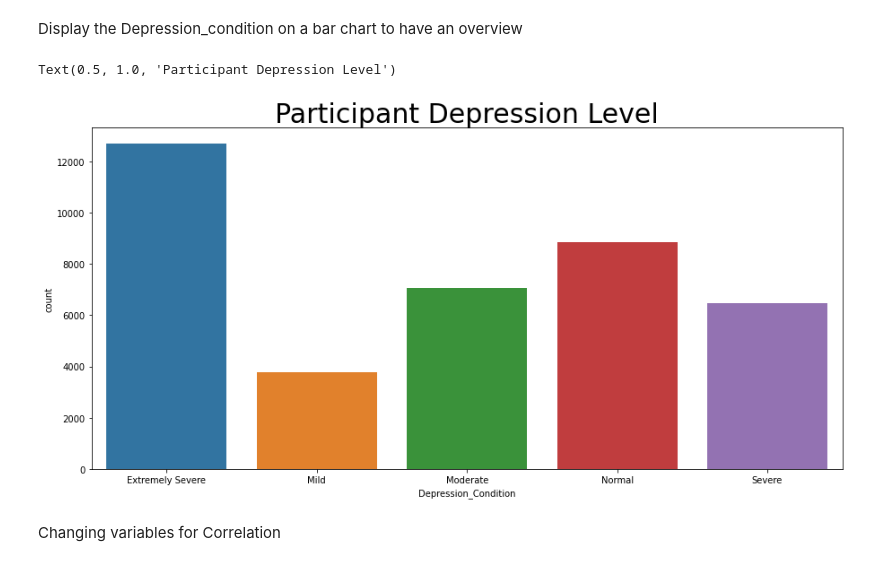
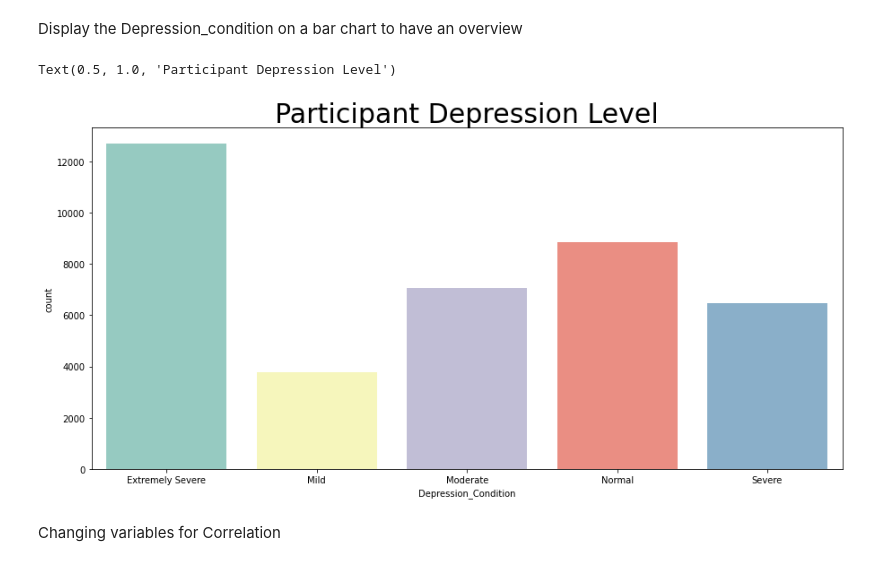
Before and after one commit to weihan444/ML-Hackathon, a Jupyter notebook: ML_Hackathon.ipynb, the cells around one changed output. Cells and saved outputs as stored; diff of their text form; code cells hidden in the pictures.

Commit message:
Fixed data problems and change color palette for heatmap and bar chart

```diff
--- a/ML_Hackathon.ipynb
+++ b/ML_Hackathon.ipynb
@@ -402,9 +402,9 @@ def condition(x):
     if x<=10:
         return 'Under 10 Children'
     if  10<=x<=16:
-        return ' Primary Children'
+        return 'Primary Children'
     if 17<=x<=21:
-        return 'teenager'
+        return 'Teenager'
     if 21<=x<=35:
         return 'Adults'
     if 36<=x<=48:
@@ -513,11 +513,11 @@ Depression_set.head()
 Display the Depression_condition on a bar chart to have an overview
 # %%
 plt.figure(figsize=(15,7))
-sns.countplot(Depression_set.sort_values('Depression_Condition').Depression_Condition)
+sns.countplot(Depression_set.sort_values('Depression_Condition').Depression_Condition, palette='Set3')
 plt.title('Participant Depression Level',fontsize=30)
 # %% [output]
 Text(0.5, 1.0, 'Participant Depression Level')
-[figure, old version]
+[figure, new version]
 # %% [markdown]
 Changing variables for Correlation
 # %%
```
Also changed, not shown: parts of 19 cells of this notebook.
